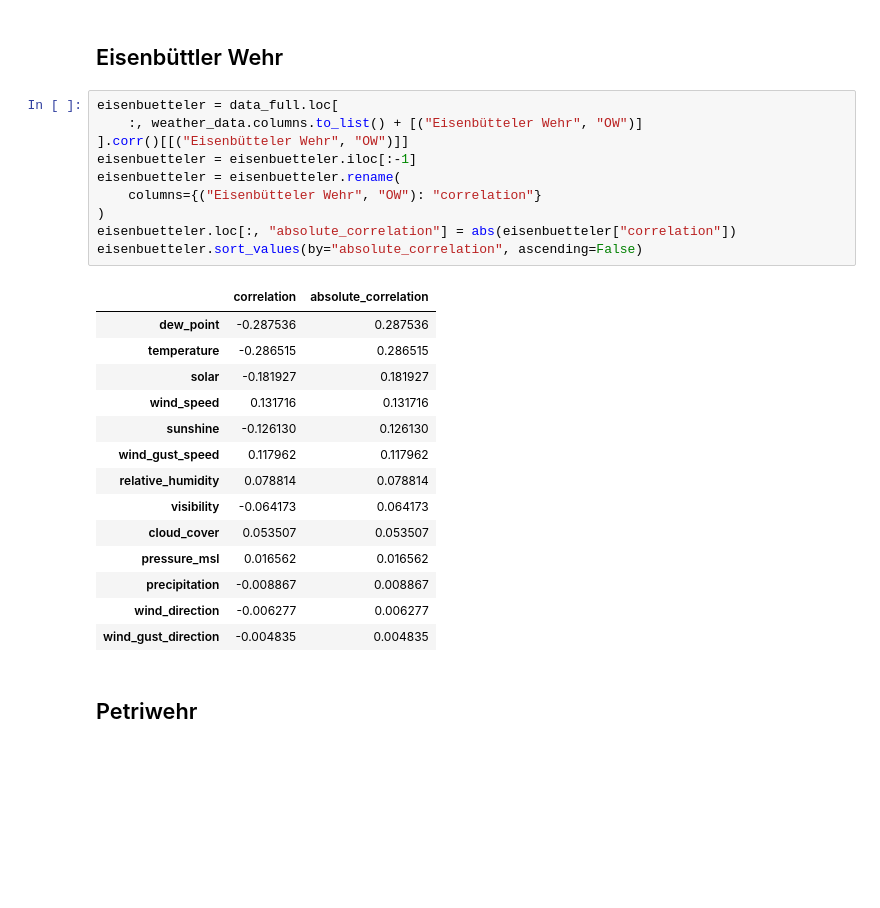
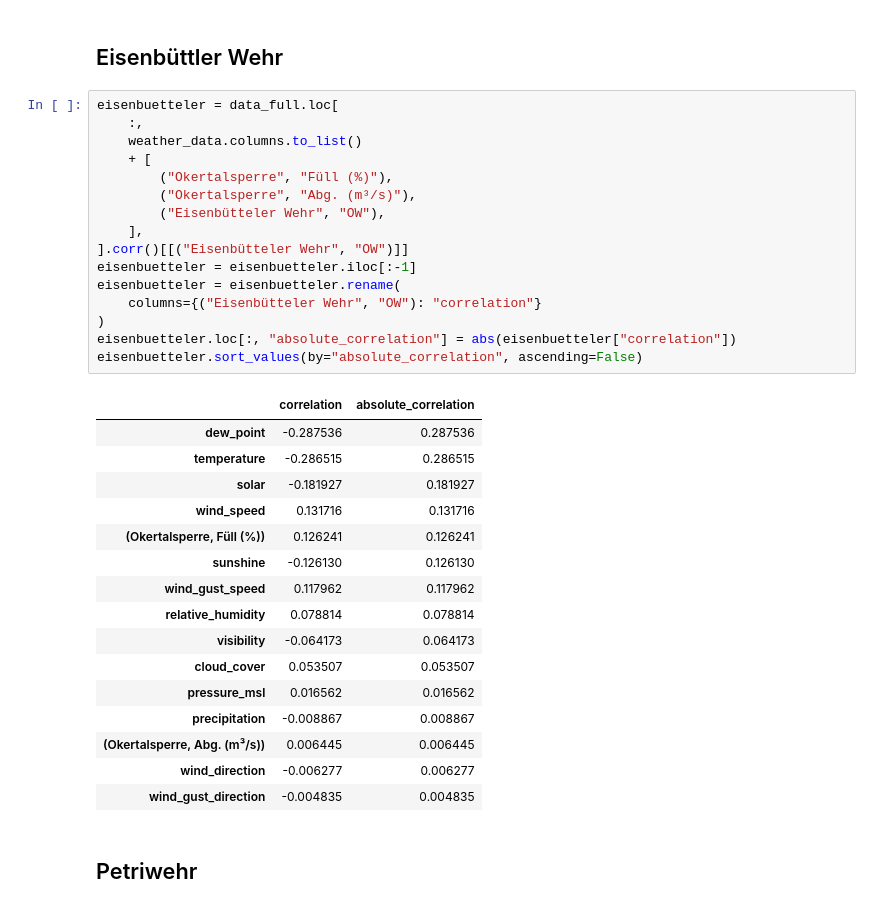
Before and after one commit to AquaStream/waterlevels_oker, a Jupyter notebook: notebooks/EDA/EDA_Tim_other_data.ipynb, the cells around one changed output. Cells and saved outputs as stored; diff of their text form; blank space fills up the shorter version.

Commit message:
fix: add oker data for correlation
Add other oker data for correlation determination

Signed-off-by: Tim Hildebrandt <44113468+tim-hilde@users.noreply.github.com>

```diff
--- a/notebooks/EDA/EDA_Tim_other_data.ipynb
+++ b/notebooks/EDA/EDA_Tim_other_data.ipynb
@@ -530,20 +530,27 @@ Okertalsperre_2.sort_values(by="absolute_correlation", ascending=False)
 ## Eisenbüttler Wehr
 # %%
 eisenbuetteler = data_full.loc[
-	:, weather_data.columns.to_list() + [("Eisenbütteler Wehr", "OW")]
+	:,
+	weather_data.columns.to_list()
+	+ [
+		("Okertalsperre", "Füll (%)"),
+		("Okertalsperre", "Abg. (m³/s)"),
+		("Eisenbütteler Wehr", "OW"),
+	],
 ].corr()[[("Eisenbütteler Wehr", "OW")]]
 eisenbuetteler = eisenbuetteler.iloc[:-1]
 eisenbuetteler = eisenbuetteler.rename(
 	columns={("Eisenbütteler Wehr", "OW"): "correlation"}
 )
 eisenbuetteler.loc[:, "absolute_correlation"] = abs(eisenbuetteler["correlation"])
 eisenbuetteler.sort_values(by="absolute_correlation", ascending=False)
 # %% [output]
 |  | correlation | absolute_correlation |
 | dew_point | -0.287536 | 0.287536 |
 | temperature | -0.286515 | 0.286515 |
 | solar | -0.181927 | 0.181927 |
 | wind_speed | 0.131716 | 0.131716 |
+| (Okertalsperre, Füll (%)) | 0.126241 | 0.126241 |
 | sunshine | -0.126130 | 0.126130 |
 | wind_gust_speed | 0.117962 | 0.117962 |
 | relative_humidity | 0.078814 | 0.078814 |
@@ -551,6 +558,7 @@ eisenbuetteler.sort_values(by="absolute_correlation", ascending=False)
 | cloud_cover | 0.053507 | 0.053507 |
 | pressure_msl | 0.016562 | 0.016562 |
 | precipitation | -0.008867 | 0.008867 |
+| (Okertalsperre, Abg. (m³/s)) | 0.006445 | 0.006445 |
 | wind_direction | -0.006277 | 0.006277 |
 | wind_gust_direction | -0.004835 | 0.004835 |
 # %% [markdown]
```
